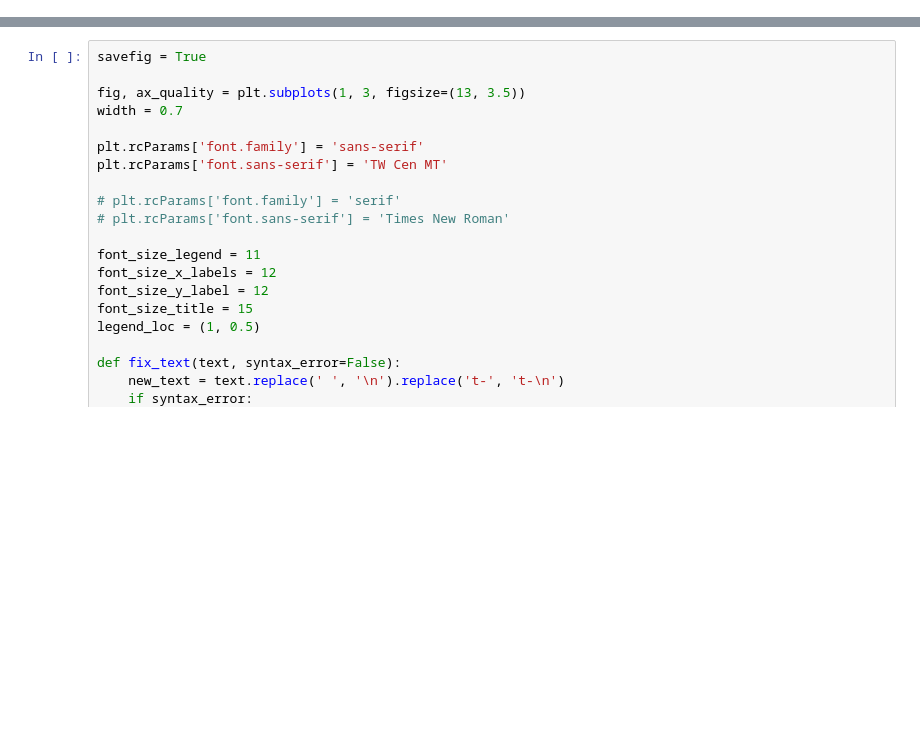
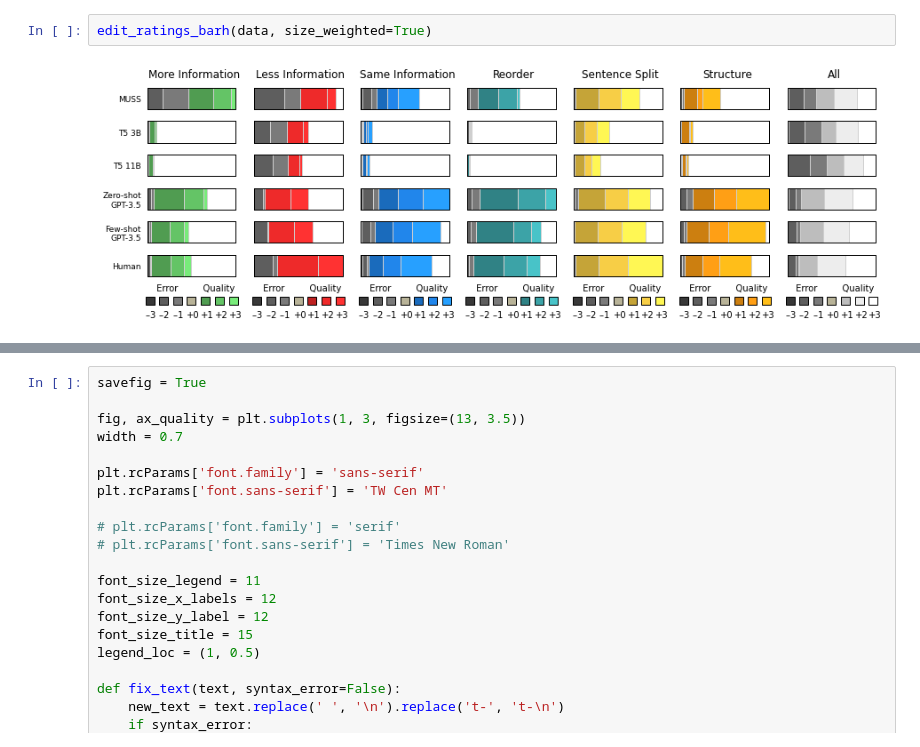
Before and after one commit to Yao-Dou/ts-annotation-tool, a Jupyter notebook: data/analysis/playground.ipynb, the cells around one changed output, grey strips where cells are left out. Saved outputs shown, nothing was run; the diff lists cells and outputs as text; blank space fills up the shorter version.

```diff
--- a/data/analysis/playground.ipynb
+++ b/data/analysis/playground.ipynb
@@ -27,0 +32,4 @@ When processing sentence: rachel - Batch 11, HIT 60 (ID 689). Caught error on: C
+# %%
+edit_ratings_barh(data, size_weighted=True)
+# %% [output]
+[figure, added]
```
Also changed, not shown: parts of 7 cells of this notebook, 33 other files.
